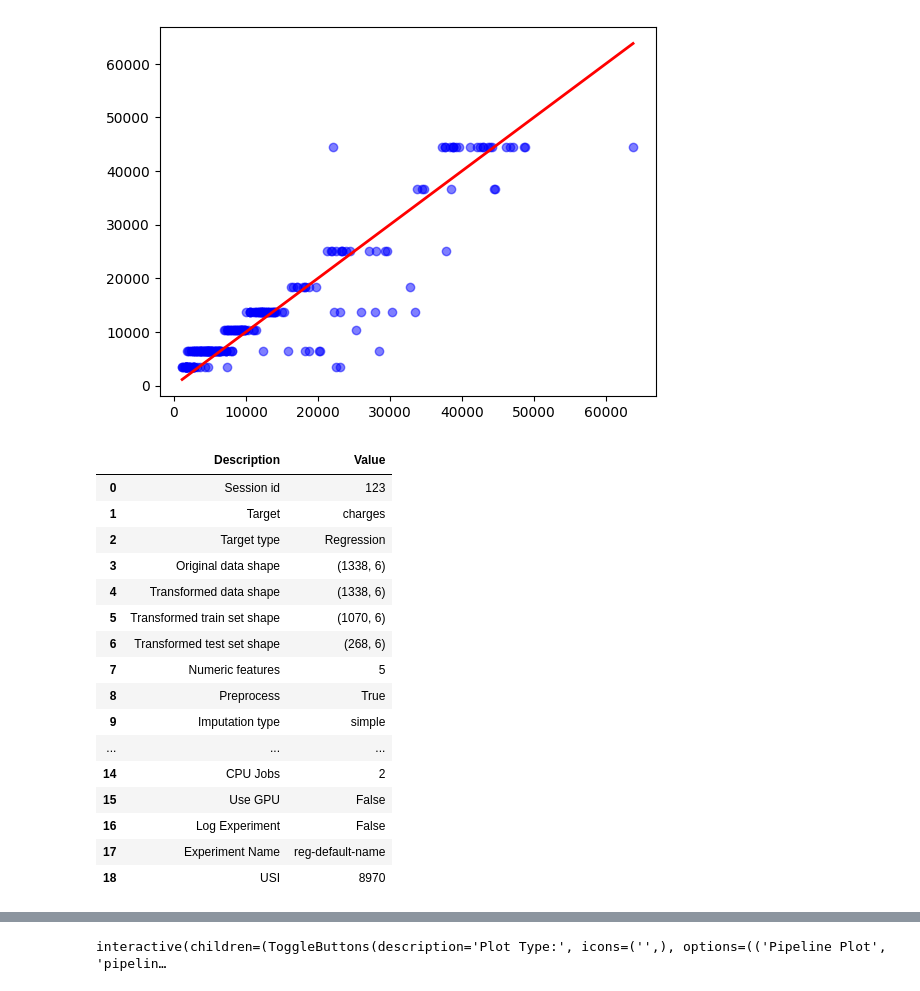
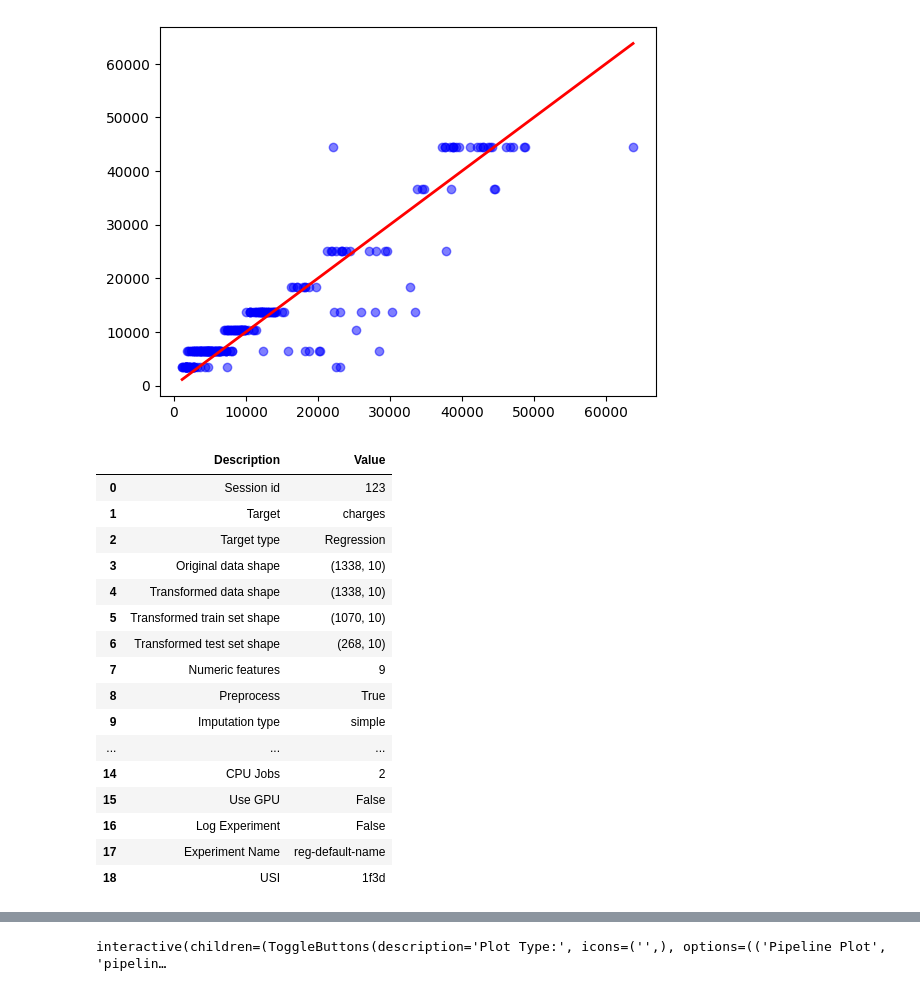
Before and after one commit to JrFarias/postech-iadev, a Jupyter notebook: Projeto_1.ipynb, the cells around one changed output, grey strips where cells are left out. Drawn from its saved outputs; the diff is of its cells as text; code cells hidden in the pictures.

```diff
--- a/Projeto_1.ipynb
+++ b/Projeto_1.ipynb
@@ -453,20 +453,18 @@ plt.plot([y_test.min(), y_test.max()], [y_test.min(), y_test.max()], color='red'
 # %%
 df = dataset.copy()
 
-df = df[['age', 'bmi', 'smoker', 'charges']]
-
 from pycaret.regression import *
-s = setup(df, target = 'charges', session_id = 123, n_jobs=2, train_size=0.8, fold=30)
+s = setup(dataset, target = 'charges', session_id = 123, n_jobs=2, train_size=0.8, fold=30)
 # %% [output]
 |  | Description | Value |
 | 0 | Session id | 123 |
 | 1 | Target | charges |
 | 2 | Target type | Regression |
-| 3 | Original data shape | (1338, 6) |
-| 4 | Transformed data shape | (1338, 6) |
-| 5 | Transformed train set shape | (1070, 6) |
-| 6 | Transformed test set shape | (268, 6) |
-| 7 | Numeric features | 5 |
+| 3 | Original data shape | (1338, 10) |
+| 4 | Transformed data shape | (1338, 10) |
+| 5 | Transformed train set shape | (1070, 10) |
+| 6 | Transformed test set shape | (268, 10) |
+| 7 | Numeric features | 9 |
 | 8 | Preprocess | True |
 | 9 | Imputation type | simple |
 | ... | ... | ... |
@@ -474,7 +472,7 @@ s = setup(df, target = 'charges', session_id = 123, n_jobs=2, train_size=0.8, fo
 | 15 | Use GPU | False |
 | 16 | Log Experiment | False |
 | 17 | Experiment Name | reg-default-name |
-| 18 | USI | 8970 |
+| 18 | USI | 1f3d |
 # %%
 comparation = s.compare_models()
 # %% [output]
```
Also changed, not shown: parts of 3 cells of this notebook.
